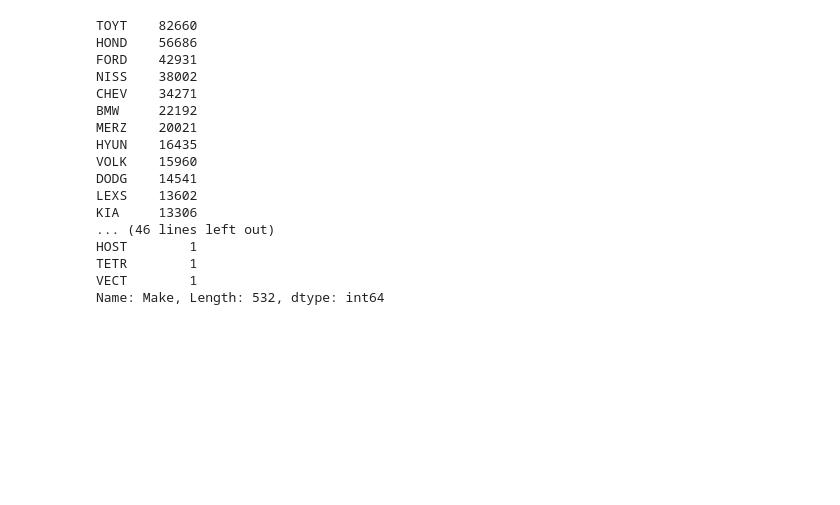
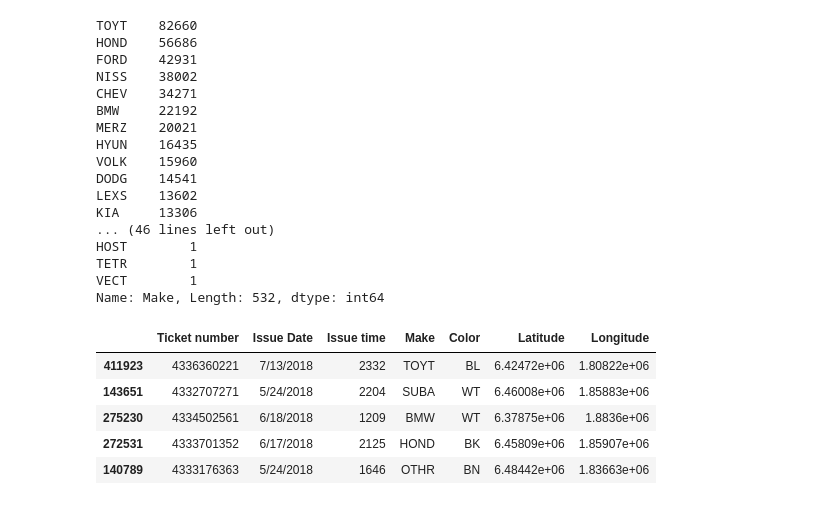
Before and after one commit to chele0630/Team3_Project1, a Jupyter notebook: CitationPy.ipynb, the cells around one changed output. Saved outputs shown, nothing was run; the diff lists cells and outputs as text; code cells hidden in the pictures; blank space fills up the shorter version.

```diff
--- a/CitationPy.ipynb
+++ b/CitationPy.ipynb
@@ -192,3 +190,14 @@ HOST        1
 TETR        1
 VECT        1
 Name: Make, Length: 532, dtype: int64
+# %%
+Sample_data = citation_df4.sample(frac=0.10, random_state = 1 )
+# %%
+Sample_data.head()
+# %% [output]
+|  | Ticket number | Issue Date | Issue time | Make | Color | Latitude | Longitude |
+| 411923 | 4336360221 | 7/13/2018 | 2332 | TOYT | BL | 6.42472e+06 | 1.80822e+06 |
+| 143651 | 4332707271 | 5/24/2018 | 2204 | SUBA | WT | 6.46008e+06 | 1.85883e+06 |
+| 275230 | 4334502561 | 6/18/2018 | 1209 | BMW | WT | 6.37875e+06 | 1.8836e+06 |
+| 272531 | 4333701352 | 6/17/2018 | 2125 | HOND | BK | 6.45809e+06 | 1.85907e+06 |
+| 140789 | 4333176363 | 5/24/2018 | 1646 | OTHR | BN | 6.48442e+06 | 1.83663e+06 |
```
Also changed, not shown: parts of 2 cells of this notebook, 1 other file.
